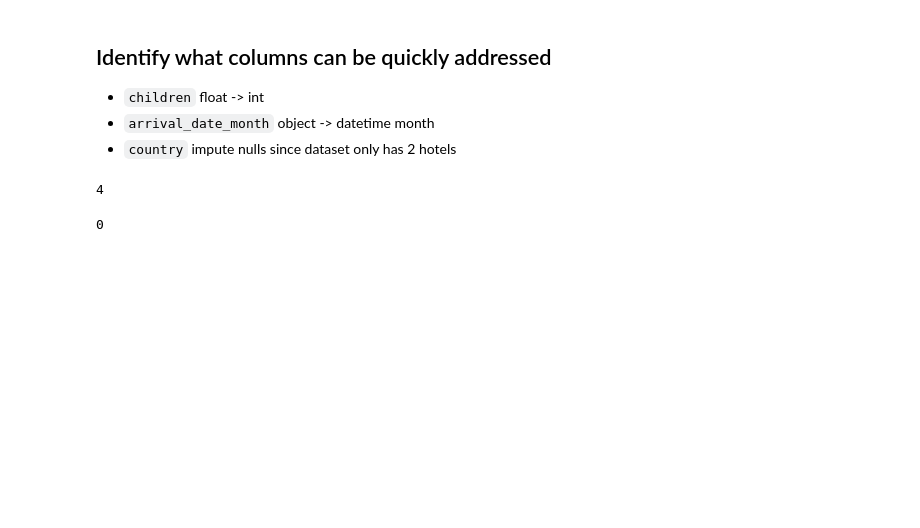
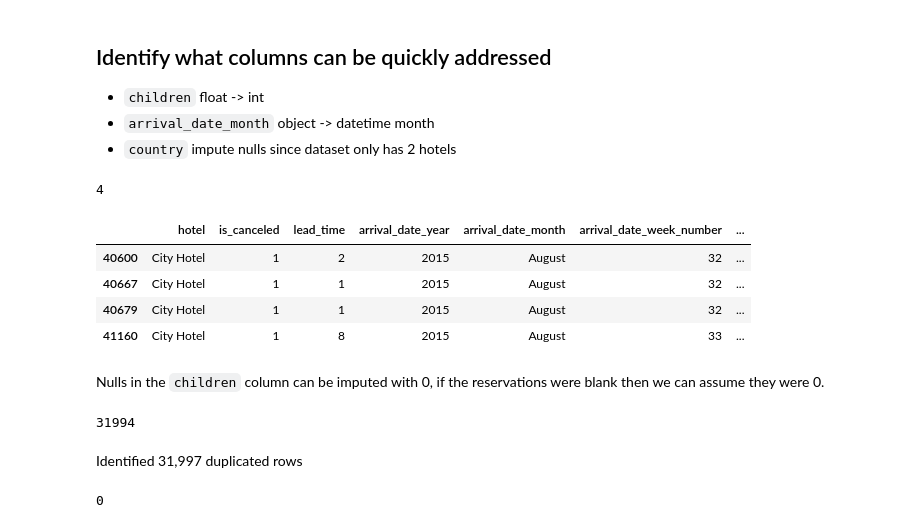
Before and after one commit to briantlui/predictive-model, a Jupyter notebook: notebooks/01-data-loading-cleaning.ipynb, the cells around one changed output. Cells and saved outputs as stored; diff of their text form; code cells hidden in the pictures; blank space fills up the shorter version.

```diff
--- a/notebooks/01-data-loading-cleaning.ipynb
+++ b/notebooks/01-data-loading-cleaning.ipynb
@@ -146,6 +146,24 @@ init_clean_df = original_df.copy()
 init_clean_df['children'].isna().sum()
 # %% [output]
 4
+# %%
+#looking at which rows had null children values
+init_clean_df[init_clean_df['children'].isna()]
+# %% [output]
+|  | hotel | is_canceled | lead_time | arrival_date_year | arrival_date_month | arrival_date_week_number | ... |
+| 40600 | City Hotel | 1 | 2 | 2015 | August | 32 | ... |
+| 40667 | City Hotel | 1 | 1 | 2015 | August | 32 | ... |
+| 40679 | City Hotel | 1 | 1 | 2015 | August | 32 | ... |
+| 41160 | City Hotel | 1 | 8 | 2015 | August | 33 | ... |
+# %% [markdown]
+Nulls in the `children` column can be imputed with 0, if the reservations were blank then we can assume they were 0.
+# %%
+#checking duplicates
+init_clean_df.duplicated().sum()
+# %% [output]
+31994
+# %% [markdown]
+Identified 31,997 duplicated rows
 # %%
 # fill children null values to 0
 init_clean_df['children'] = init_clean_df['children'].fillna(0)
```
Also changed, not shown: parts of 10 cells of this notebook.
